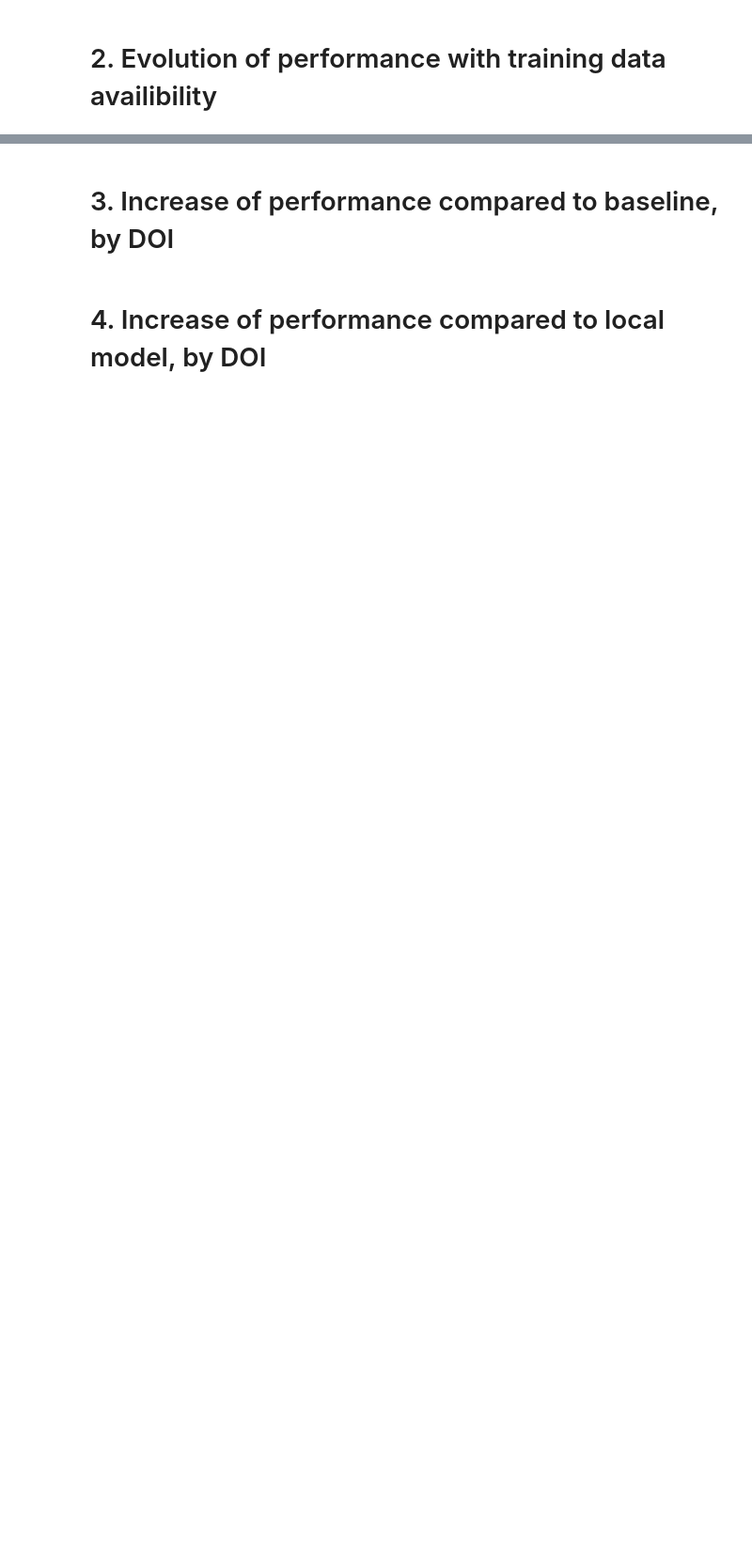
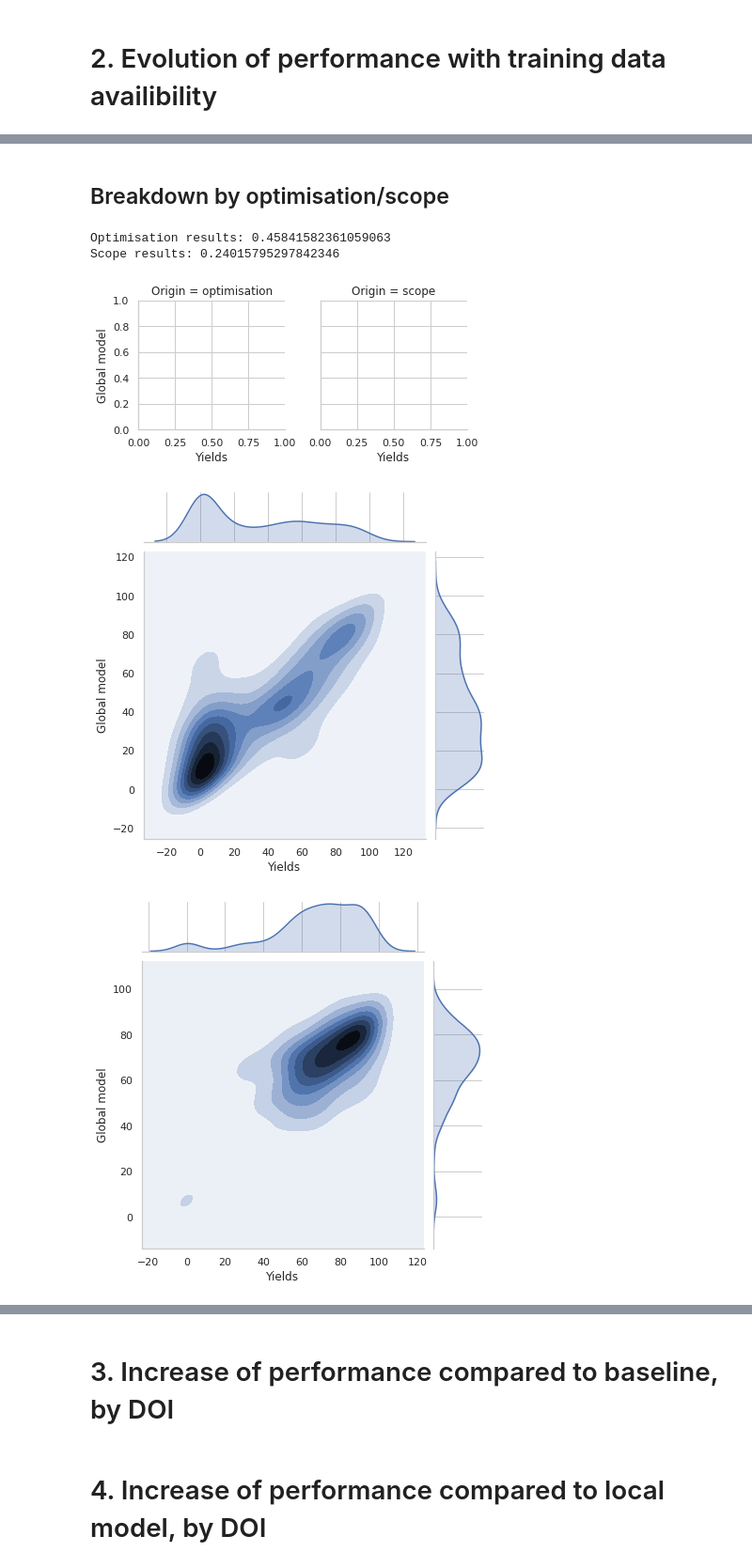
Before and after one commit to truejulosdu13/NiCOlit, a Jupyter notebook: dft_descriptors_analysis.ipynb, the cells around one changed output, grey strips where cells are left out. Shown: that part at 94% size. Cells and saved outputs as stored; diff of their text form; code cells hidden in the pictures; blank space fills up the shorter version.

```diff
--- a/dft_descriptors_analysis.ipynb
+++ b/dft_descriptors_analysis.ipynb
@@ -51,6 +51,18 @@ for al in Lewis_Acids_to_drop:
     df2 = df2[df2["Lewis Acid"] != al]
 
 df2 = df2.reset_index(drop=True)
+# %%
+vc =df2.DOI.value_counts()
+doi_above_10 = np.array(vc[vc > 20].index)
+
+indexes = []
+
+for i, row in df2.iterrows():
+    if row["DOI"] not in doi_above_10:
+        indexes.append(i)
+
+df2 = df2.drop(indexes)
+df2 = df2.reset_index(drop=True)
 # %%
 import copy
 X_o, y, DOIs, mechanisms, origins = ft.process_dataframe_dft(copy.copy(df2), data_path="data_csv/", origin=True)
@@ -122,0 +143,19 @@ plt.show()
+# %%
+values, baseline_values, model_values, stratification_values, additional_stratification_values = get_raw_results(X, y, origins, mechanisms, n_iterations=5)
+# %%
+display_df =  pd.DataFrame(zip(values, baseline_values, model_values, stratification_values, additional_stratification_values), columns = ['Yields', 'Baseline', 'Global model', 'Origin', 'Mechanism'])
+# %% [markdown]
+## Breakdown by optimisation/scope
+# %%
+g = sns.FacetGrid(display_df, col="Origin")
+g.map(sns.jointplot, "Yields", "Global model", kind='kde')
+indexes = np.where(np.array(stratification_values)=='optimisation')
+print("Optimisation results: {}".format(metric(np.array(values)[indexes], np.array(model_values)[indexes])))
+indexes = np.where(np.array(stratification_values)=='scope')
+print("Scope results: {}".format(metric(np.array(values)[indexes], np.array(model_values)[indexes])))
+# %% [output]
+Optimisation results: 0.45841582361059063
+Scope results: 0.24015795297842346
+[figure, added]
+[figure, added]
+[figure, added]
```
Also changed, not shown: parts of 31 cells of this notebook, 2 other files.
